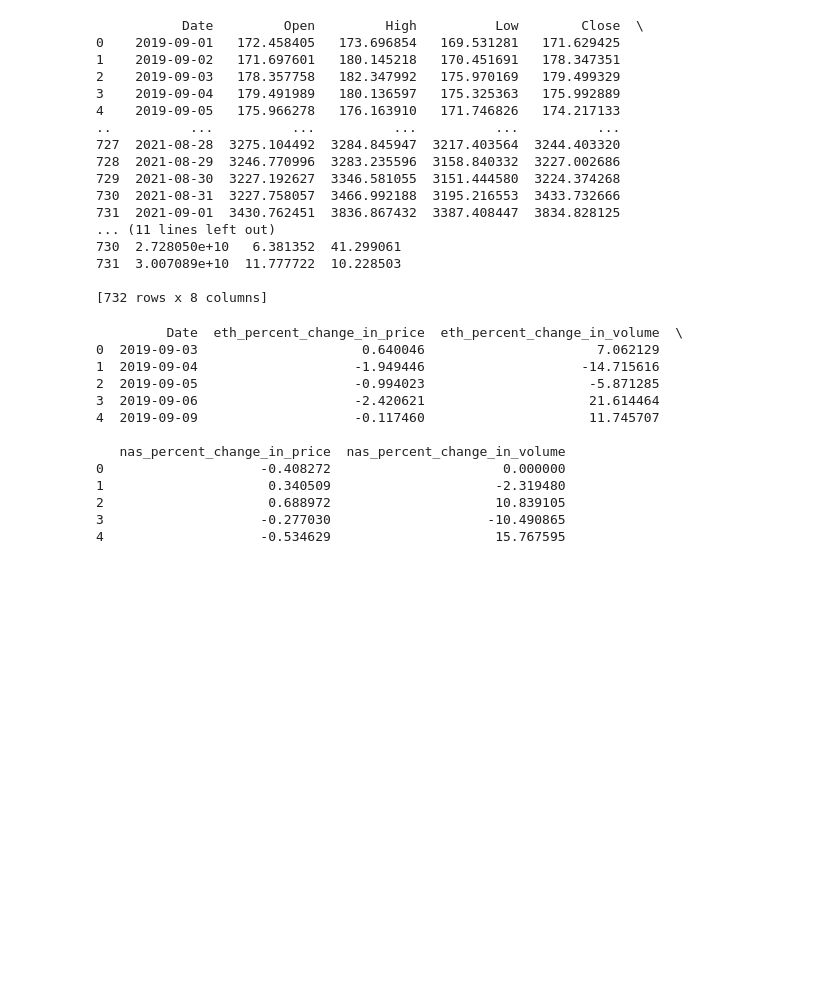
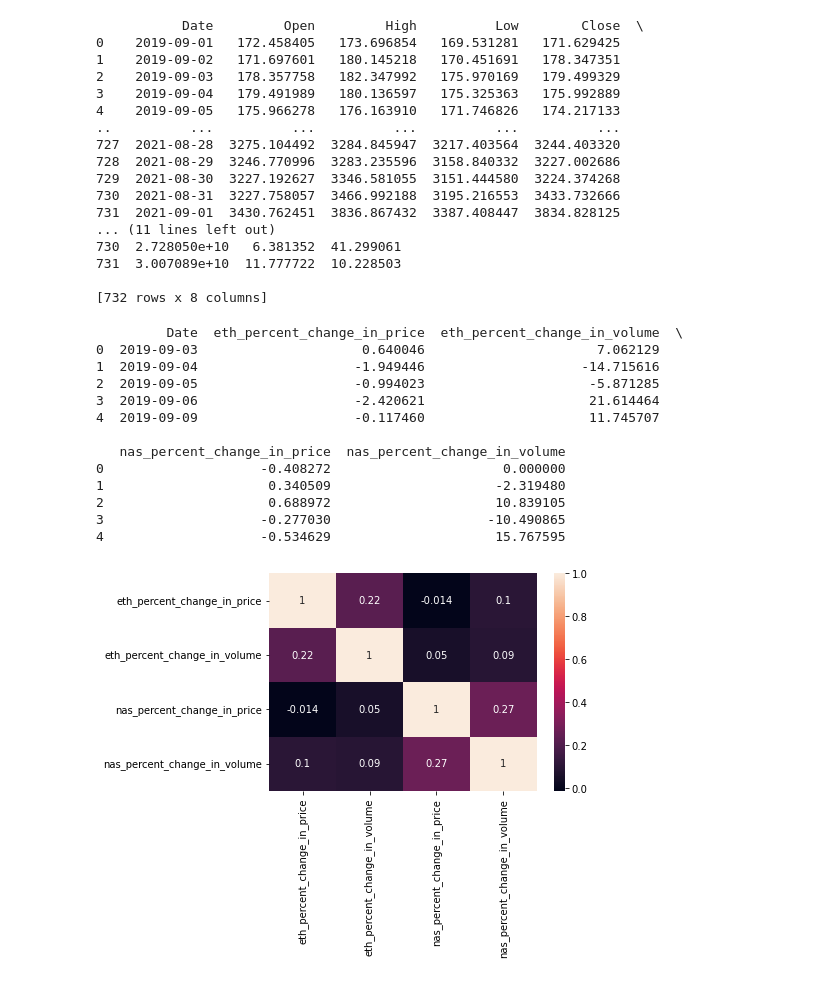
Before and after one commit to data301-2021-winter1/project-group67-project, a Jupyter notebook: notebooks/analysis1.ipynb, the cells around one changed output. Saved outputs shown, nothing was run; the diff lists cells and outputs as text; code cells hidden in the pictures; blank space fills up the shorter version.

Commit message:
Heatmap done

```diff
--- a/notebooks/analysis1.ipynb
+++ b/notebooks/analysis1.ipynb
@@ -187,53 +187,31 @@ print(eth)
 731  3.007089e+10  11.777722  10.228503
 
 [732 rows x 8 columns]
-# %%
-# volEth = eth['vp']
-# volEthF = []
-# volNas = nas['vp']
-# priEth = eth['pp']
-# priEthF = []
-# priNas = nas['pp']
-
-# dateEth = eth['Date']
-# dateNas = nas['Date']
-
-
-# dateF = []
-
-# for m in dateNas:
-#     for l in dateEth:
-#         if m==l:
-#             dateF.append(m)
-
-# print(dateF)
-
-# for k in range(732):
-#     if eth['Date'][k] in dateF is False:
-
-#         eth.drop(eth.index[eth['Date'] == eth['Date'][k]], inplace=True)
-# print("break \n")
-
-# print(eth)
-
-
-result = eth.merge(nas, on=['Date'])
-
-result = result.drop(['Open_x','High_x','Low_x','Close_x','Volume_x','Open_y','High_y','Low_y','Close_y','Volume_y'],axis=1)
-
-result = result.rename(columns={"pp_x": "eth_percent_change_in_price","pp_y": "nas_percent_change_in_price","vp_x": "eth_percent_change_in_volume","vp_y": "nas_percent_change_in_volume"})
-print(result.head())
-# %% [output]
-         Date  eth_percent_change_in_price  eth_percent_change_in_volume  \
-0  2019-09-03                     0.640046                      7.062129
-1  2019-09-04                    -1.949446                    -14.715616
-2  2019-09-05                    -0.994023                     -5.871285
-3  2019-09-06                    -2.420621                     21.614464
-4  2019-09-09                    -0.117460                     11.745707
-
-   nas_percent_change_in_price  nas_percent_change_in_volume
-0                    -0.408272                      0.000000
-1                     0.340509                     -2.319480
-2                     0.688972                     10.839105
-3                    -0.277030                    -10.490865
-4                    -0.534629                     15.767595
+# %%
+result = eth.merge(nas, on=['Date'])
+
+result = result.drop(['Open_x','High_x','Low_x','Close_x','Volume_x','Open_y','High_y','Low_y','Close_y','Volume_y'],axis=1)
+
+result = result.rename(columns={"pp_x": "eth_percent_change_in_price","pp_y": "nas_percent_change_in_price","vp_x": "eth_percent_change_in_volume","vp_y": "nas_percent_change_in_volume"})
+print(result.head())
+
+columns = result[['eth_percent_change_in_price', 'eth_percent_change_in_volume', 'nas_percent_change_in_price', 'nas_percent_change_in_volume']]
+
+data = log_returns = np.log(columns/columns.shift())
+
+sns.heatmap(data.corr(), annot=True);
+# %% [output]
+         Date  eth_percent_change_in_price  eth_percent_change_in_volume  \
+0  2019-09-03                     0.640046                      7.062129
+1  2019-09-04                    -1.949446                    -14.715616
+2  2019-09-05                    -0.994023                     -5.871285
+3  2019-09-06                    -2.420621                     21.614464
+4  2019-09-09                    -0.117460                     11.745707
+
+   nas_percent_change_in_price  nas_percent_change_in_volume
+0                    -0.408272                      0.000000
+1                     0.340509                     -2.319480
+2                     0.688972                     10.839105
+3                    -0.277030                    -10.490865
+4                    -0.534629                     15.767595
+[figure, added]
```
